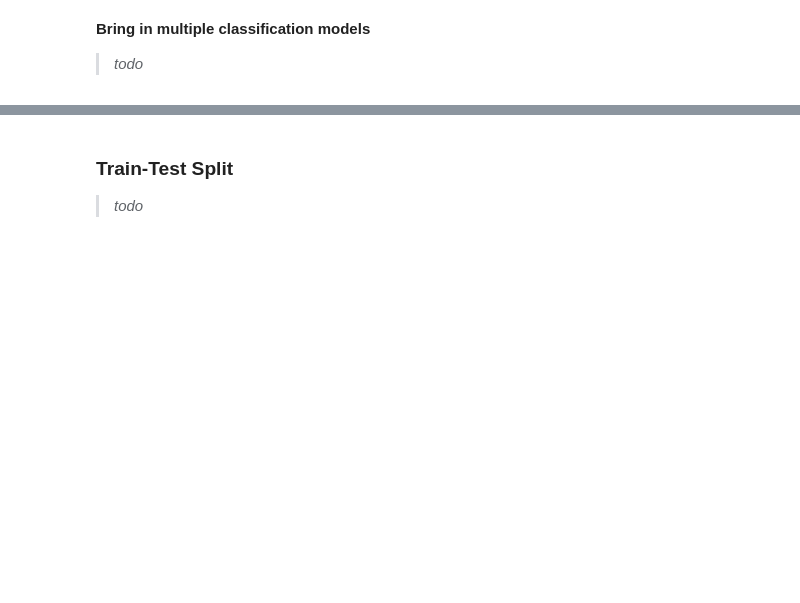
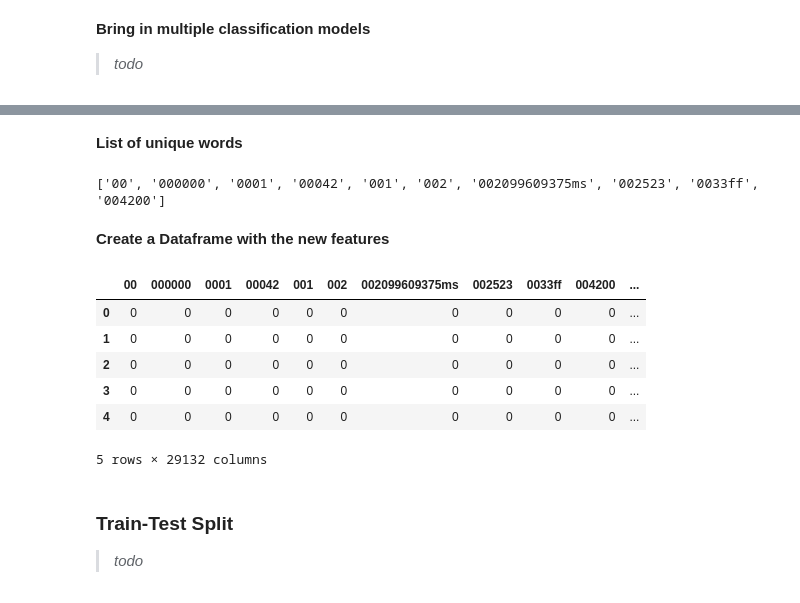
Before and after one commit to nlp-101/github_nlp, a Jupyter notebook: NLP_Project.ipynb, the cells around one changed output, grey strips where cells are left out. Drawn from its saved outputs; the diff is of its cells as text; code cells hidden in the pictures; blank space fills up the shorter version.

```diff
--- a/NLP_Project.ipynb
+++ b/NLP_Project.ipynb
@@ -227,0 +314,7 @@ js_frequency.sort_values([0], ascending=False).head(10)
+# %%
+from sklearn.feature_extraction.text import CountVectorizer
+
+features = vectorizer.fit_transform(df.readme_clean)
+features = features.todense()
+
+print(features[:10])
@@ -228,3 +329,24 @@ js_frequency.sort_values([0], ascending=False).head(10)
+# %% [markdown]
+**List of unique words**
+# %%
+feature_names = vectorizer.get_feature_names()
+print(feature_names[:10])
+# %% [output]
+['00', '000000', '0001', '00042', '001', '002', '002099609375ms', '002523', '0033ff', '004200']
+# %% [markdown]
+**Create a Dataframe with the new features**
+# %%
+df = pd.DataFrame(data=features,
+                  columns=feature_names)
+df.head()
+# %% [output]
+|  | 00 | 000000 | 0001 | 00042 | 001 | 002 | 002099609375ms | 002523 | 0033ff | 004200 | ... |
+| 0 | 0 | 0 | 0 | 0 | 0 | 0 | 0 | 0 | 0 | 0 | ... |
+| 1 | 0 | 0 | 0 | 0 | 0 | 0 | 0 | 0 | 0 | 0 | ... |
+| 2 | 0 | 0 | 0 | 0 | 0 | 0 | 0 | 0 | 0 | 0 | ... |
+| 3 | 0 | 0 | 0 | 0 | 0 | 0 | 0 | 0 | 0 | 0 | ... |
+| 4 | 0 | 0 | 0 | 0 | 0 | 0 | 0 | 0 | 0 | 0 | ... |
+5 rows × 29132 columns
 # %% [markdown]
 ### Train-Test Split
 > _todo_
```
Also changed, not shown: parts of 17 cells of this notebook, 1 other file.
